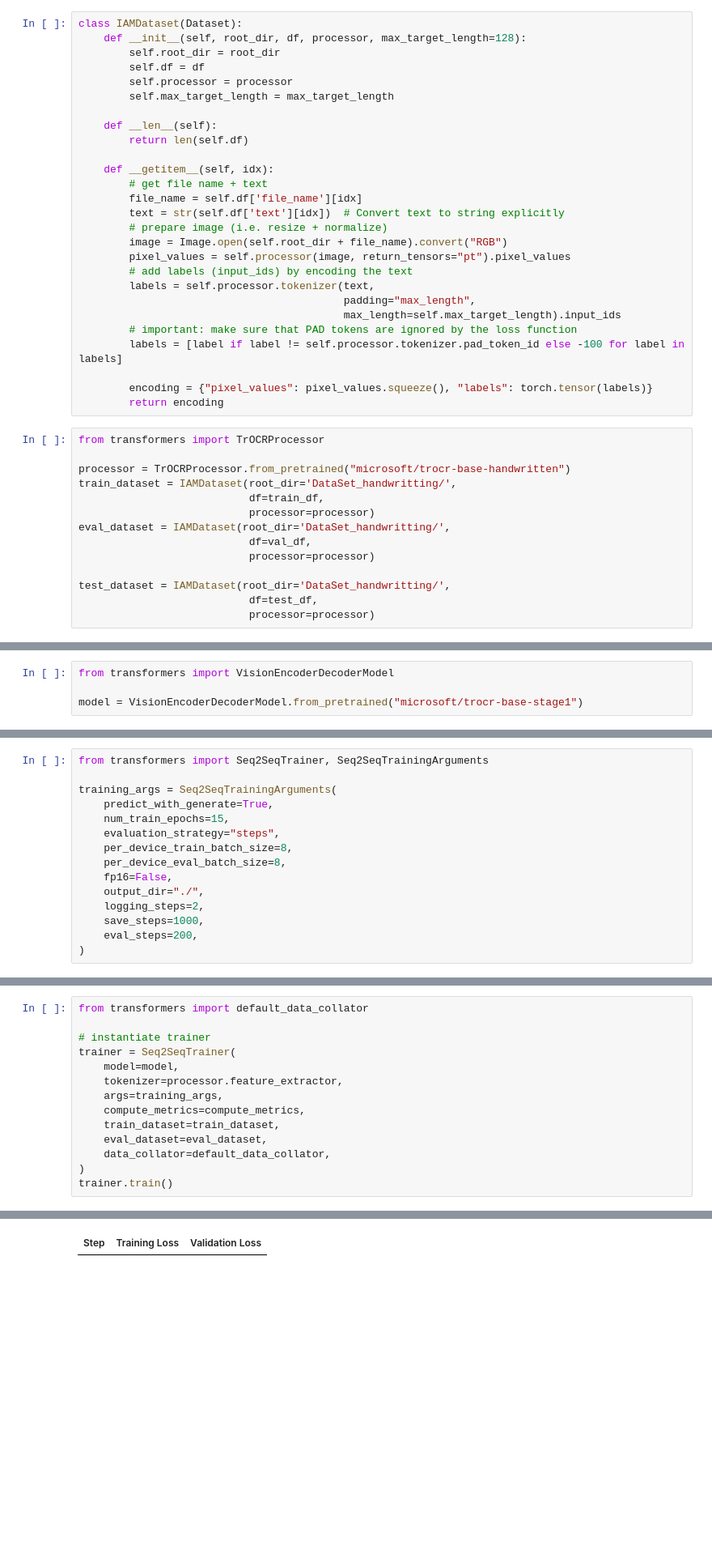
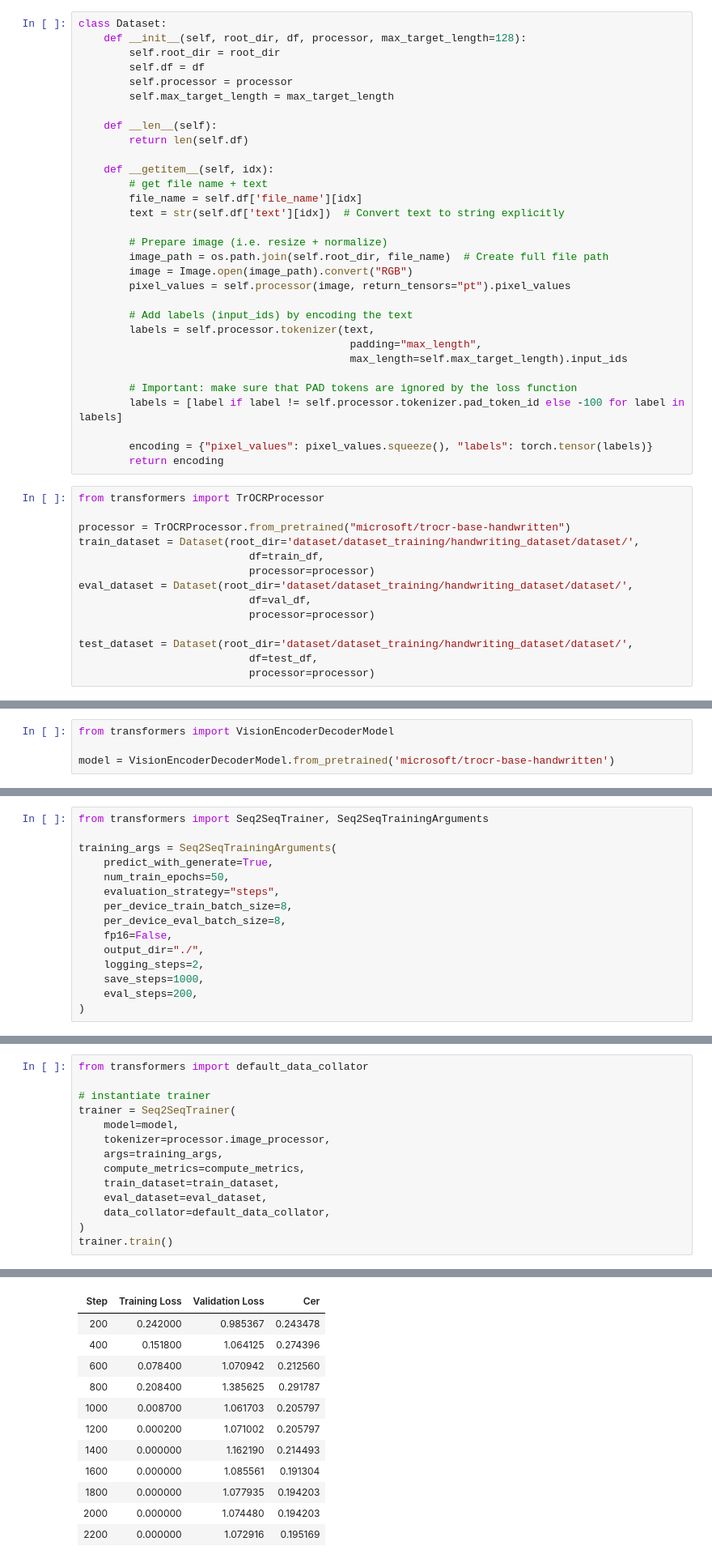
Before and after one commit to DevTimBo/LectorAI-TextExtraction, a Jupyter notebook: Handwritting_openSource.ipynb, the cells around one changed output, grey strips where cells are left out. Shown: that part at 81% size. Cells and saved outputs as stored; diff of their text form; blank space fills up the shorter version.

```diff
--- a/Handwritting_openSource.ipynb
+++ b/Handwritting_openSource.ipynb
@@ -59,7 +47,7 @@ train_df.reset_index(drop=True, inplace=True)
 test_df.reset_index(drop=True, inplace=True)
 val_df.reset_index(drop=True, inplace=True)
 # %%
-class IAMDataset(Dataset):
+class Dataset:
     def __init__(self, root_dir, df, processor, max_target_length=128):
         self.root_dir = root_dir
         self.df = df
@@ -73,14 +61,18 @@ class IAMDataset(Dataset):
         # get file name + text
         file_name = self.df['file_name'][idx]
         text = str(self.df['text'][idx])  # Convert text to string explicitly
-        # prepare image (i.e. resize + normalize)
-        image = Image.open(self.root_dir + file_name).convert("RGB")
+
+        # Prepare image (i.e. resize + normalize)
+        image_path = os.path.join(self.root_dir, file_name)  # Create full file path
+        image = Image.open(image_path).convert("RGB")
         pixel_values = self.processor(image, return_tensors="pt").pixel_values
-        # add labels (input_ids) by encoding the text
+
+        # Add labels (input_ids) by encoding the text
         labels = self.processor.tokenizer(text,
-                                          padding="max_length",
-                                          max_length=self.max_target_length).input_ids
-        # important: make sure that PAD tokens are ignored by the loss function
+                                           padding="max_length",
+                                           max_length=self.max_target_length).input_ids
+
+        # Important: make sure that PAD tokens are ignored by the loss function
         labels = [label if label != self.processor.tokenizer.pad_token_id else -100 for label in labels]
 
         encoding = {"pixel_values": pixel_values.squeeze(), "labels": torch.tensor(labels)}
@@ -89,14 +81,14 @@ class IAMDataset(Dataset):
 from transformers import TrOCRProcessor
 
 processor = TrOCRProcessor.from_pretrained("microsoft/trocr-base-handwritten")
-train_dataset = IAMDataset(root_dir='DataSet_handwritting/',
+train_dataset = Dataset(root_dir='dataset/dataset_training/handwriting_dataset/dataset/',
                            df=train_df,
                            processor=processor)
-eval_dataset = IAMDataset(root_dir='DataSet_handwritting/',
+eval_dataset = Dataset(root_dir='dataset/dataset_training/handwriting_dataset/dataset/',
                            df=val_df,
                            processor=processor)
 
-test_dataset = IAMDataset(root_dir='DataSet_handwritting/',
+test_dataset = Dataset(root_dir='dataset/dataset_training/handwriting_dataset/dataset/',
                            df=test_df,
                            processor=processor)
 # %% [output]
@@ -131,5 +123,5 @@ Robotik
 # %%
 from transformers import VisionEncoderDecoderModel
 
-model = VisionEncoderDecoderModel.from_pretrained("microsoft/trocr-base-stage1")
+model = VisionEncoderDecoderModel.from_pretrained('microsoft/trocr-base-handwritten')
 # %% [output]
@@ -154,7 +146,7 @@ from transformers import Seq2SeqTrainer, Seq2SeqTrainingArguments
 
 training_args = Seq2SeqTrainingArguments(
     predict_with_generate=True,
-    num_train_epochs=15,
+    num_train_epochs=50,
     evaluation_strategy="steps",
     per_device_train_batch_size=8,
     per_device_eval_batch_size=8,
@@ -186,7 +178,7 @@ from transformers import default_data_collator
 # instantiate trainer
 trainer = Seq2SeqTrainer(
     model=model,
-    tokenizer=processor.feature_extractor,
+    tokenizer=processor.image_processor,
     args=training_args,
     compute_metrics=compute_metrics,
     train_dataset=train_dataset,
@@ -199 +191,12 @@ trainer.train()
-| Step | Training Loss | Validation Loss |
+| Step | Training Loss | Validation Loss | Cer |
+| 200 | 0.242000 | 0.985367 | 0.243478 |
+| 400 | 0.151800 | 1.064125 | 0.274396 |
+| 600 | 0.078400 | 1.070942 | 0.212560 |
+| 800 | 0.208400 | 1.385625 | 0.291787 |
+| 1000 | 0.008700 | 1.061703 | 0.205797 |
+| 1200 | 0.000200 | 1.071002 | 0.205797 |
+| 1400 | 0.000000 | 1.162190 | 0.214493 |
+| 1600 | 0.000000 | 1.085561 | 0.191304 |
+| 1800 | 0.000000 | 1.077935 | 0.194203 |
+| 2000 | 0.000000 | 1.074480 | 0.194203 |
+| 2200 | 0.000000 | 1.072916 | 0.195169 |
```
Also changed, not shown: parts of 15 cells of this notebook, 3 other files.
